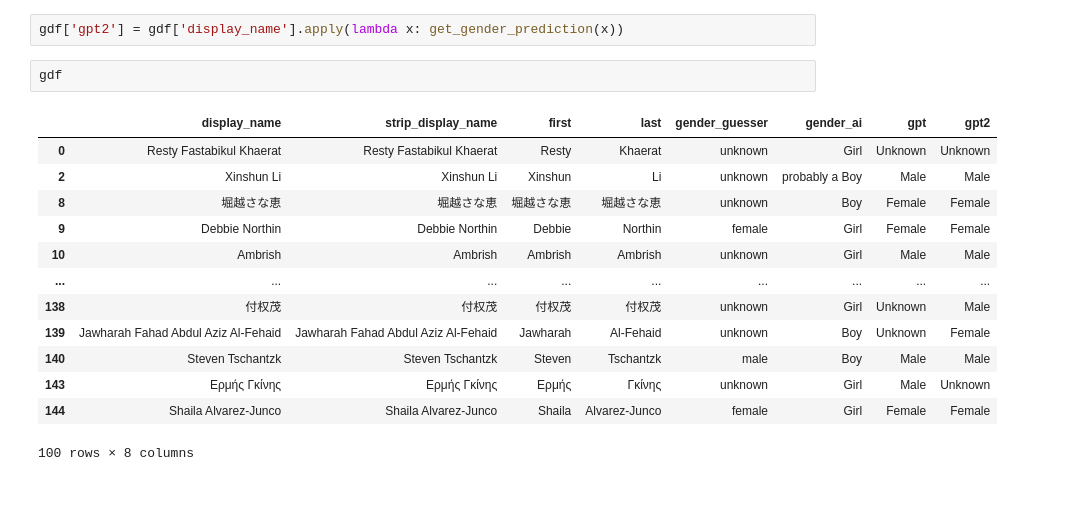
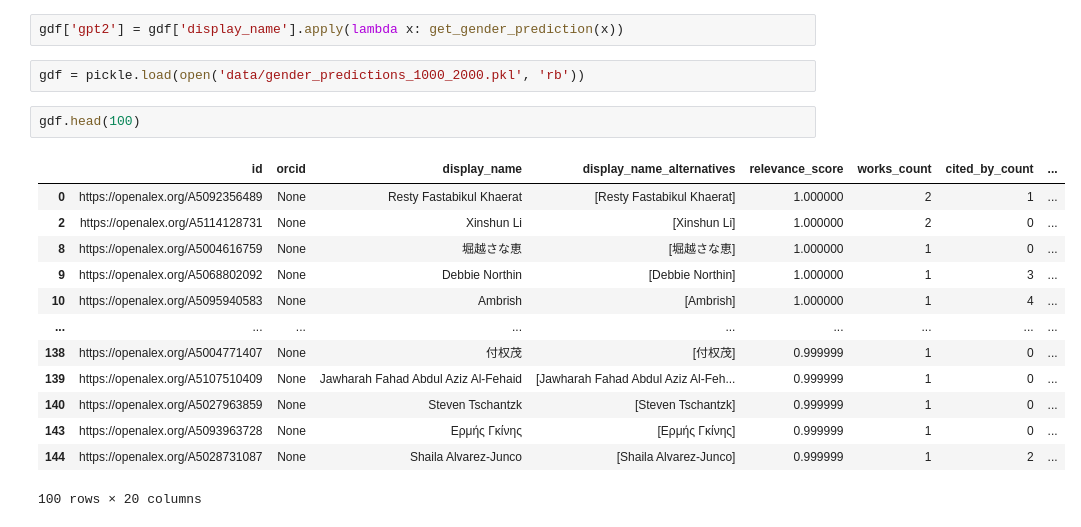
Before and after one commit to jkatz9/Project-3, a Jupyter notebook: doodles.ipynb, the cells around one changed output. Drawn from its saved outputs; the diff is of its cells as text; blank space fills up the shorter version.

```diff
--- a/doodles.ipynb
+++ b/doodles.ipynb
@@ -201,19 +172,21 @@ def get_gender_prediction(input_string):
     return gender
 # %%
 gdf['gpt2'] = gdf['display_name'].apply(lambda x: get_gender_prediction(x))
-# %%
-gdf
-# %% [output]
-|  | display_name | strip_display_name | first | last | gender_guesser | gender_ai | gpt | gpt2 |
-| 0 | Resty Fastabikul Khaerat | Resty Fastabikul Khaerat | Resty | Khaerat | unknown | Girl | Unknown | Unknown |
-| 2 | Xinshun Li | Xinshun Li | Xinshun | Li | unknown | probably a Boy | Male | Male |
-| 8 | 堀越さな恵 | 堀越さな恵 | 堀越さな恵 | 堀越さな恵 | unknown | Boy | Female | Female |
-| 9 | Debbie Northin | Debbie Northin | Debbie | Northin | female | Girl | Female | Female |
-| 10 | Ambrish | Ambrish | Ambrish | Ambrish | unknown | Girl | Male | Male |
-| ... | ... | ... | ... | ... | ... | ... | ... | ... |
-| 138 | 付权茂 | 付权茂 | 付权茂 | 付权茂 | unknown | Girl | Unknown | Male |
-| 139 | Jawharah Fahad Abdul Aziz Al-Fehaid | Jawharah Fahad Abdul Aziz Al-Fehaid | Jawharah | Al-Fehaid | unknown | Boy | Unknown | Female |
-| 140 | Steven Tschantzk | Steven Tschantzk | Steven | Tschantzk | male | Boy | Male | Male |
-| 143 | Ερμής Γκίνης | Ερμής Γκίνης | Ερμής | Γκίνης | unknown | Girl | Male | Unknown |
-| 144 | Shaila Alvarez-Junco | Shaila Alvarez-Junco | Shaila | Alvarez-Junco | female | Girl | Female | Female |
-100 rows × 8 columns
+# %%
+gdf = pickle.load(open('data/gender_predictions_1000_2000.pkl', 'rb'))
+# %%
+gdf.head(100)
+# %% [output]
+|  | id | orcid | display_name | display_name_alternatives | relevance_score | works_count | cited_by_count | ... |
+| 0 | https://openalex.org/A5092356489 | None | Resty Fastabikul Khaerat | [Resty Fastabikul Khaerat] | 1.000000 | 2 | 1 | ... |
+| 2 | https://openalex.org/A5114128731 | None | Xinshun Li | [Xinshun Li] | 1.000000 | 2 | 0 | ... |
+| 8 | https://openalex.org/A5004616759 | None | 堀越さな恵 | [堀越さな恵] | 1.000000 | 1 | 0 | ... |
+| 9 | https://openalex.org/A5068802092 | None | Debbie Northin | [Debbie Northin] | 1.000000 | 1 | 3 | ... |
+| 10 | https://openalex.org/A5095940583 | None | Ambrish | [Ambrish] | 1.000000 | 1 | 4 | ... |
+| ... | ... | ... | ... | ... | ... | ... | ... | ... |
+| 138 | https://openalex.org/A5004771407 | None | 付权茂 | [付权茂] | 0.999999 | 1 | 0 | ... |
+| 139 | https://openalex.org/A5107510409 | None | Jawharah Fahad Abdul Aziz Al-Fehaid | [Jawharah Fahad Abdul Aziz Al‐Feh... | 0.999999 | 1 | 0 | ... |
+| 140 | https://openalex.org/A5027963859 | None | Steven Tschantzk | [Steven Tschantzk] | 0.999999 | 1 | 0 | ... |
+| 143 | https://openalex.org/A5093963728 | None | Ερμής Γκίνης | [Ερμής Γκίνης] | 0.999999 | 1 | 0 | ... |
+| 144 | https://openalex.org/A5028731087 | None | Shaila Alvarez-Junco | [Shaila Alvarez‐Junco] | 0.999999 | 1 | 2 | ... |
+100 rows × 20 columns
```
Also changed, not shown: parts of 3 cells of this notebook, 2 other files.
